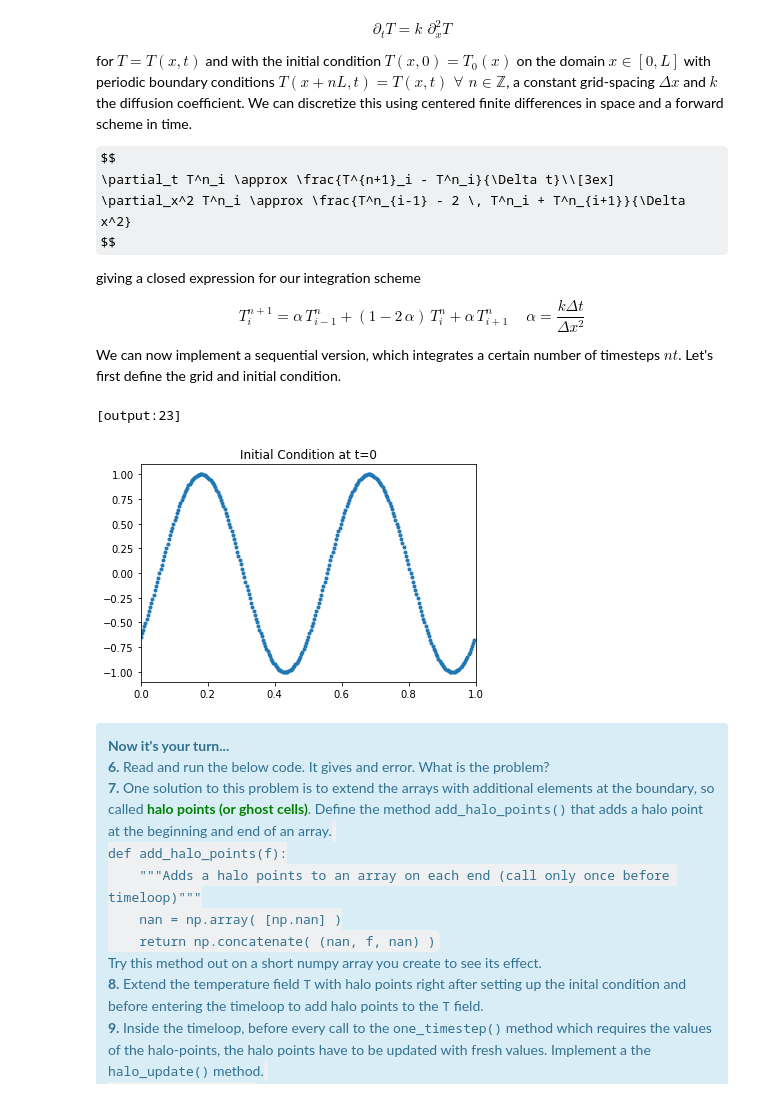
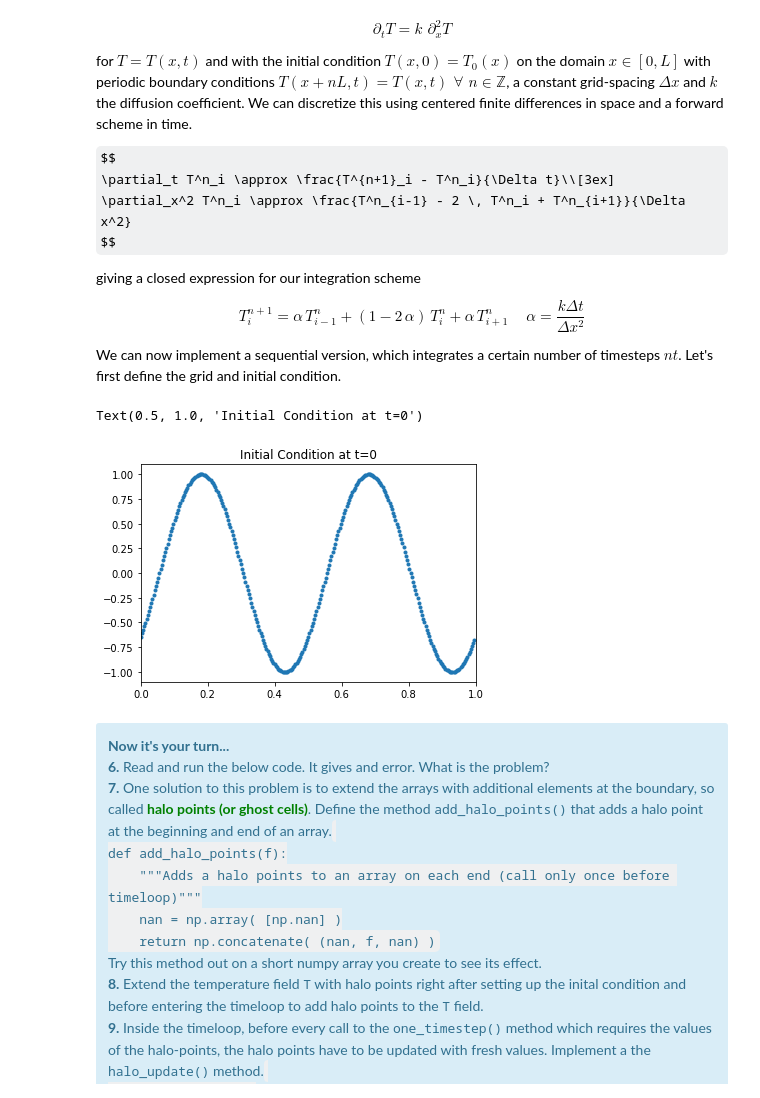
Before and after one commit to ofuhrer/HPC4WC, a Jupyter notebook: day3/solutions/03-domain-decomposition.ipynb, the cells around one changed output. Drawn from its saved outputs; the diff is of its cells as text; code cells hidden in the pictures; some formulas as TeX source.

```diff
--- a/day3/solutions/03-domain-decomposition.ipynb
+++ b/day3/solutions/03-domain-decomposition.ipynb
@@ -224,6 +211,8 @@ $$T^{n+1}_i = \alpha \, T^n_{i-1} + (1 - 2 \, \alpha) \, T^n_i + \alpha \, T^n_{
 
 We can now implement a sequential version, which integrates a certain number of timesteps $nt$. Let's first define the grid and initial condition.
 # %%
+%%px
+
 def grid(L, nx):
     """Compute the positions x of the grid points"""
     return np.linspace(0., L - L/nx, nx)
@@ -238,12 +227,16 @@ global_nx = 288
 if rank == 0:
     global_x = grid(L, global_nx)
     global_T0 = initial_condition(global_x)
-    plt.plot(global_x, global_T0, '.');
-    plt.xlim(0., L)
-    plt.title('Initial Condition at t=0')
-# %% [output]
-[output:23]
-[figure, removed]
+# %%
+global_x = dv.pull('global_x', targets=dv_master)
+global_T0 = dv.pull('global_T0', targets=dv_master)
+L = dv.pull('L', targets=dv_master)
+plt.plot(global_x, global_T0, '.');
+plt.xlim(0., L)
+plt.title('Initial Condition at t=0')
+# %% [output]
+Text(0.5, 1.0, 'Initial Condition at t=0')
+[figure, added]
 # %% [markdown]
 <div class="alert alert-block alert-info">
 <b>Now it's your turn...</b><br>
```
Also changed, not shown: parts of 26 cells of this notebook, 3 other files.
